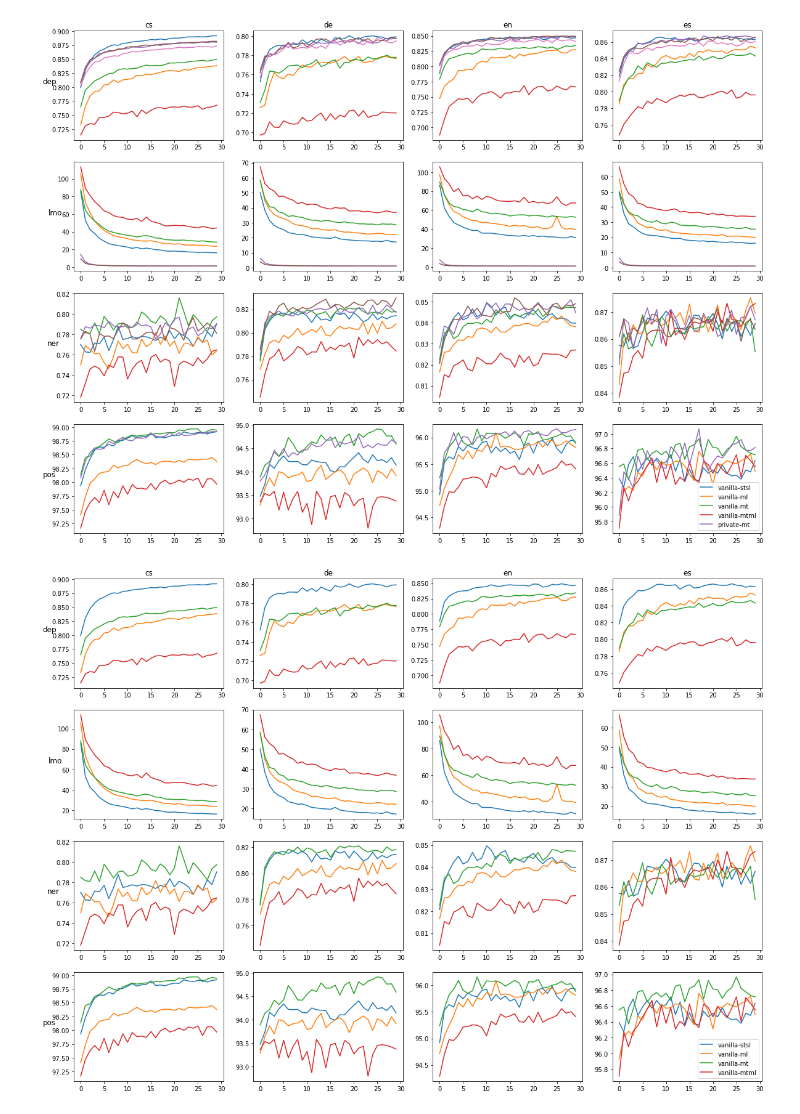
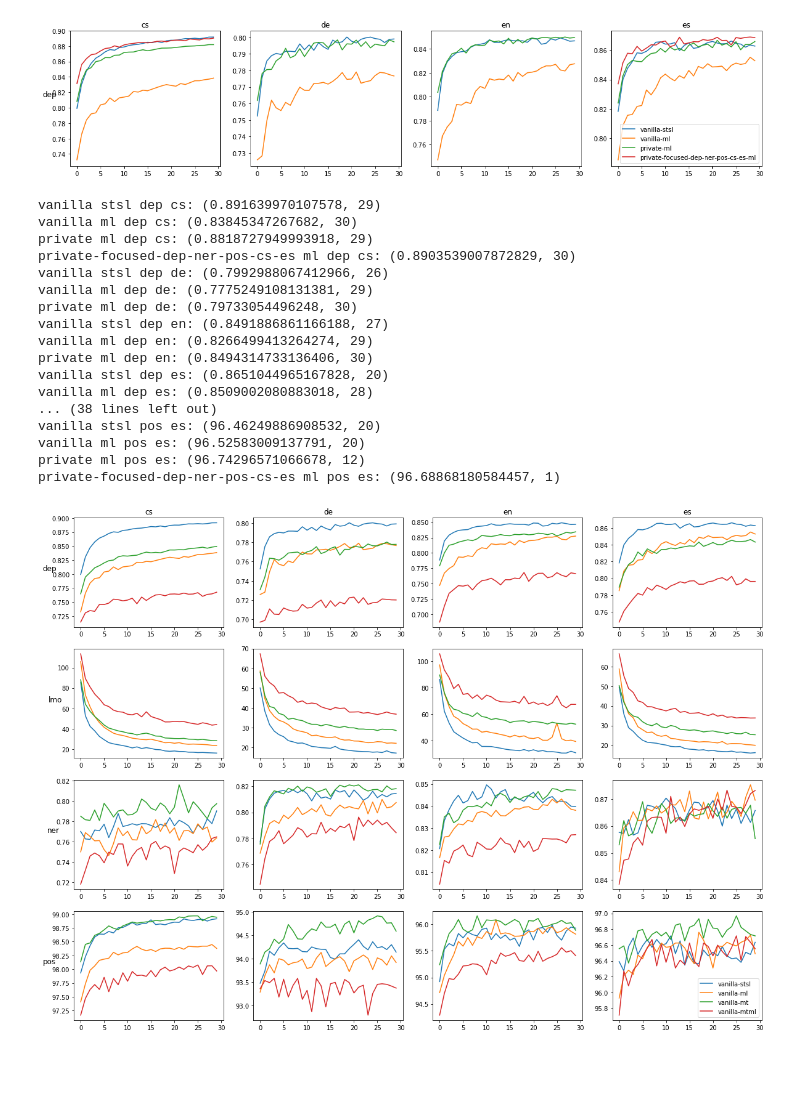
Before and after one commit to matus-pikuliak/crosslingual-parameter-sharing, a Jupyter notebook: results/notebook.ipynb, the cells around one changed output. Cells and saved outputs as stored; diff of their text form; code cells hidden in the pictures; blank space fills up the shorter version.

```diff
--- a/results/notebook.ipynb
+++ b/results/notebook.ipynb
@@ -130,7 +95,32 @@ lmo es: (20.20095495258878, 29)
-# %%
-draw_graphs(lambda task: task_metr[task], tasks, langs, 'test', ['vanilla', 'private'])
-# %% [output]
-[figure, removed]
+# %%
+draw_graphs(lambda task: task_metr[task], ['dep'], langs, 'test',
+            ['private-focused-dep-ner-pos-cs-es',
+             'private',
+             'vanilla'
+            ], ['stsl', 'ml'])
+print_results(lambda task: task_metr[task], lambda task: task_max[task], tasks, langs, ['private-focused-dep-ner-pos-cs-es',
+             'private',
+             'vanilla'
+            ], ['stsl', 'ml'])
+# %% [output]
+[figure, added]
+vanilla stsl dep cs: (0.891639970107578, 29)
+vanilla ml dep cs: (0.83845347267682, 30)
+private ml dep cs: (0.8818727949993918, 29)
+private-focused-dep-ner-pos-cs-es ml dep cs: (0.8903539007872829, 30)
+vanilla stsl dep de: (0.7992988067412966, 26)
+vanilla ml dep de: (0.7775249108131381, 29)
+private ml dep de: (0.79733054496248, 30)
+vanilla stsl dep en: (0.8491886861166188, 27)
+vanilla ml dep en: (0.8266499413264274, 29)
+private ml dep en: (0.8494314733136406, 30)
+vanilla stsl dep es: (0.8651044965167828, 20)
+vanilla ml dep es: (0.8509002080883018, 28)
+... (38 lines left out)
+vanilla stsl pos es: (96.46249886908532, 20)
+vanilla ml pos es: (96.52583009137791, 20)
+private ml pos es: (96.74296571066678, 12)
+private-focused-dep-ner-pos-cs-es ml pos es: (96.68868180584457, 1)
 # %%
 draw_graphs(lambda task: task_metr[task], tasks, langs, 'test', ['vanilla'])
 # %% [output]
```
Also changed, not shown: parts of 5 cells of this notebook, 2 other files.
